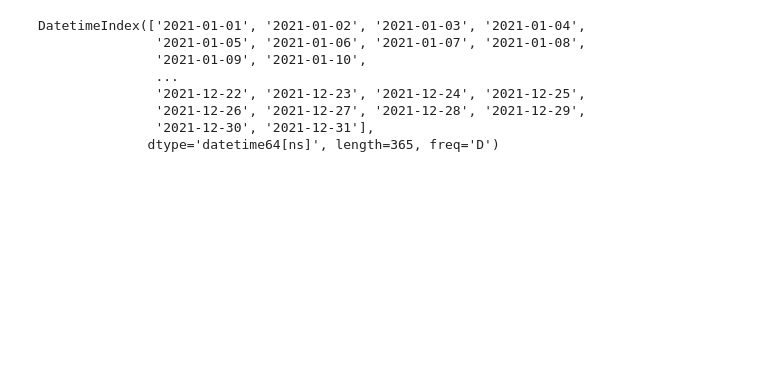
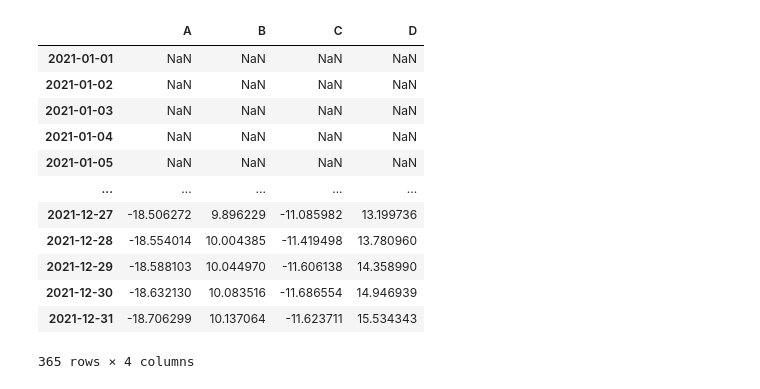
Before and after one commit to Jake0925/Seaborn, a Jupyter notebook: Seaborn_Lineplot_wideform.ipynb, the cells around one changed output. Saved outputs shown, nothing was run; the diff lists cells and outputs as text; code cells hidden in the pictures; blank space fills up the shorter version.

```diff
--- a/Seaborn_Lineplot_wideform.ipynb
+++ b/Seaborn_Lineplot_wideform.ipynb
@@ -35,17 +47,20 @@ print(data.tail(1))
 # %%
 data = data.rolling(7).mean() # 7간격으로 이동평균값을 찍는다
+data
+# %% [output]
+|  | A | B | C | D |
+| 2021-01-01 | NaN | NaN | NaN | NaN |
+| 2021-01-02 | NaN | NaN | NaN | NaN |
+| 2021-01-03 | NaN | NaN | NaN | NaN |
+| 2021-01-04 | NaN | NaN | NaN | NaN |
+| 2021-01-05 | NaN | NaN | NaN | NaN |
+| ... | ... | ... | ... | ... |
+| 2021-12-27 | -18.506272 | 9.896229 | -11.085982 | 13.199736 |
+| 2021-12-28 | -18.554014 | 10.004385 | -11.419498 | 13.780960 |
+| 2021-12-29 | -18.588103 | 10.044970 | -11.606138 | 14.358990 |
+| 2021-12-30 | -18.632130 | 10.083516 | -11.686554 | 14.946939 |
+| 2021-12-31 | -18.706299 | 10.137064 | -11.623711 | 15.534343 |
+365 rows × 4 columns
-# %%
-dates = pd.date_range("1 1 2021", periods=365, freq="D")
-dates
-# %% [output]
-DatetimeIndex(['2021-01-01', '2021-01-02', '2021-01-03', '2021-01-04',
-               '2021-01-05', '2021-01-06', '2021-01-07', '2021-01-08',
-               '2021-01-09', '2021-01-10',
-               ...
-               '2021-12-22', '2021-12-23', '2021-12-24', '2021-12-25',
-               '2021-12-26', '2021-12-27', '2021-12-28', '2021-12-29',
-               '2021-12-30', '2021-12-31'],
-              dtype='datetime64[ns]', length=365, freq='D')
 # %%
 sns.lineplot(data=data)
 # %% [output]
```
Also changed, not shown: parts of 5 cells of this notebook.
